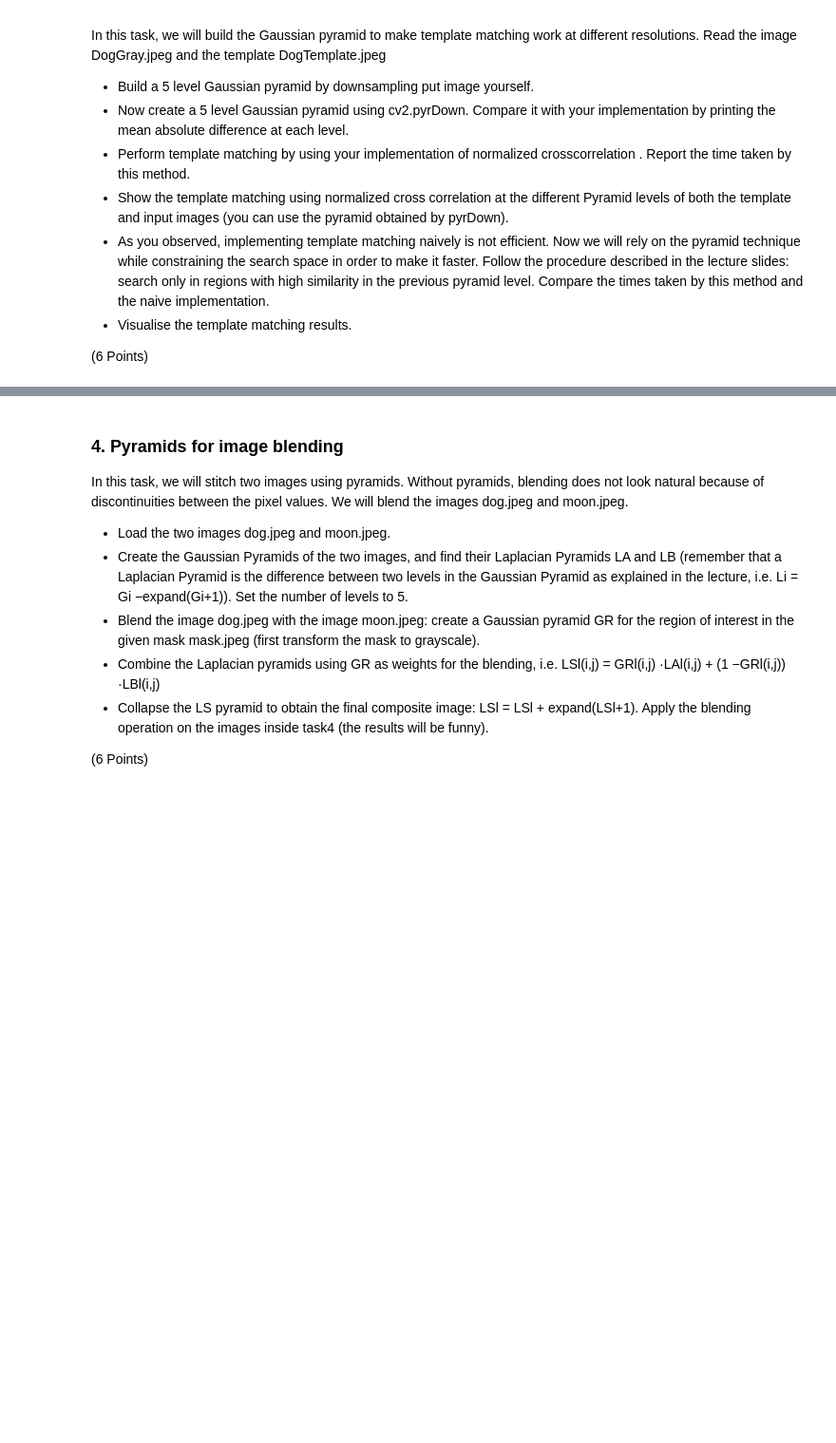
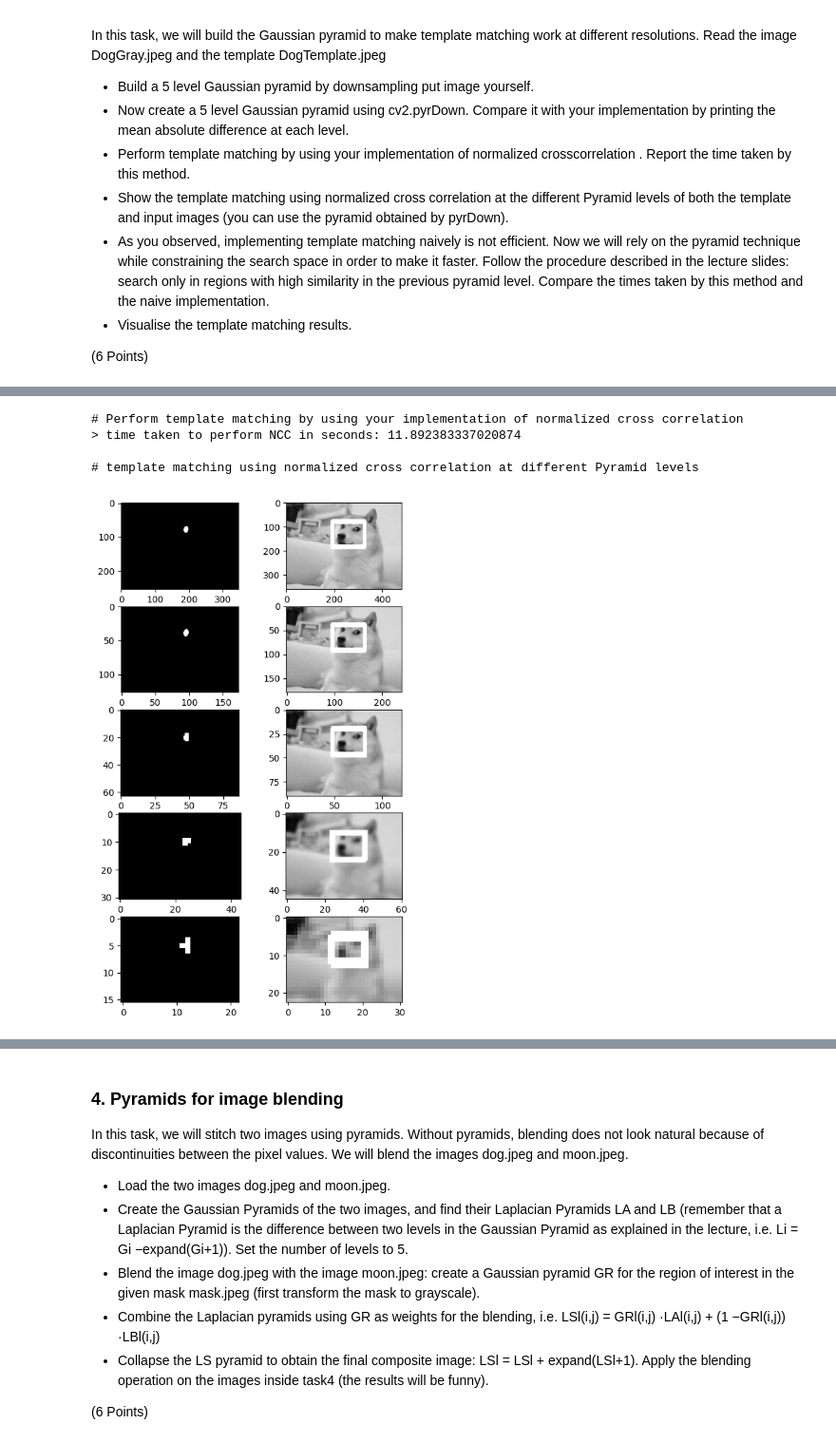
Before and after one commit to Patschwemm/CV_Course, a Jupyter notebook: Sheet02/src/sheet02.ipynb, the cells around one changed output, grey strips where cells are left out. Shown at 95% size. Saved outputs shown, nothing was run; the diff lists cells and outputs as text; code cells hidden in the pictures; blank space fills up the shorter version.

```diff
--- a/Sheet02/src/sheet02.ipynb
+++ b/Sheet02/src/sheet02.ipynb
@@ -108,0 +269,16 @@ In this task, we will build the Gaussian pyramid to make template matching work
+# %%
+# Build a 5 level Gaussian pyramid by downsampling the input image
+print("# Creating self implemented pyramid")
+self_pyramid = []
+self_pyramid.append(in_im.copy())
+for i in range(4):
+    self_pyramid.append(stepPyramidDown(self_pyramid[i]))
+
+
+# Use cv.pyrDown() and compare with self implemented
+print("\n# Use cv.pyrDown() and compare with self implemented")
+cv_pyramid = []
+cv_pyramid.append(in_im.copy())
+for i in range(4):
+    cv_pyramid.append(cv.pyrDown(cv_pyramid[i]))
+    print("Mean difference on level",i+1,"is:", np.mean(np.subtract(self_pyramid[i], cv_pyramid[i])))
@@ -108,0 +293,25 @@ In this task, we will build the Gaussian pyramid to make template matching work
+# %%
+print("\n# Perform template matching by using your implementation of normalized cross correlation")
+start_time = time.time()
+some_not_that_useless_result = calc_normalized_cross_correlation(in_im, template)
+end_time = time.time()
+print('> time taken to perform NCC in seconds:', end_time-start_time) # about 20s on my machine
+
+# template matching using normalized cross correlation
+print("\n# template matching using normalized cross correlation at different Pyramid levels")
+
+
+_, ax = plt.subplots(5, 2, figsize=(6, 10))
+ax[0,0].imshow(some_not_that_useless_result, cmap="gray", norm=None)
+ax[0,1].imshow(draw_rectangles(in_im, some_not_that_useless_result, (template.shape[::-1])), cmap="gray", norm=None)
+
+for i in range(4):
+    tmp = calc_normalized_cross_correlation(self_pyramid[i+1], template_pyramid[i+1])
+    ax[i+1,0].imshow(tmp, cmap="gray", norm=None)
+    ax[i+1,1].imshow(draw_rectangles(self_pyramid[i+1], tmp, (template_pyramid[i+1].shape[::-1])), cmap="gray", norm=None)
+# %% [output]
+# Perform template matching by using your implementation of normalized cross correlation
+> time taken to perform NCC in seconds: 11.892383337020874
+
+# template matching using normalized cross correlation at different Pyramid levels
+[figure, added]
```
Also changed, not shown: parts of 13 cells of this notebook, 3 other files.
